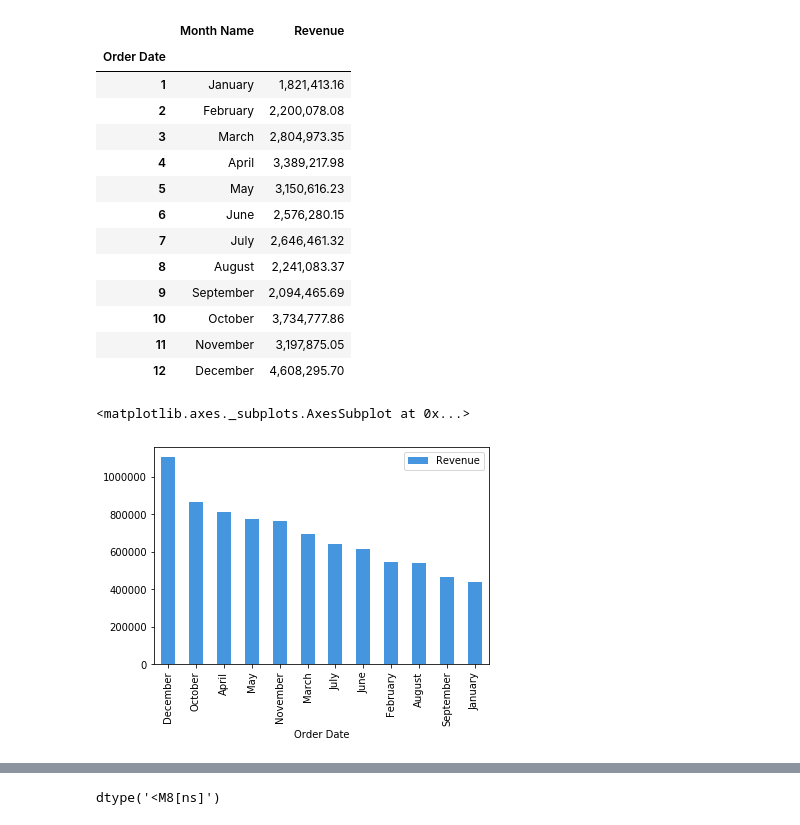
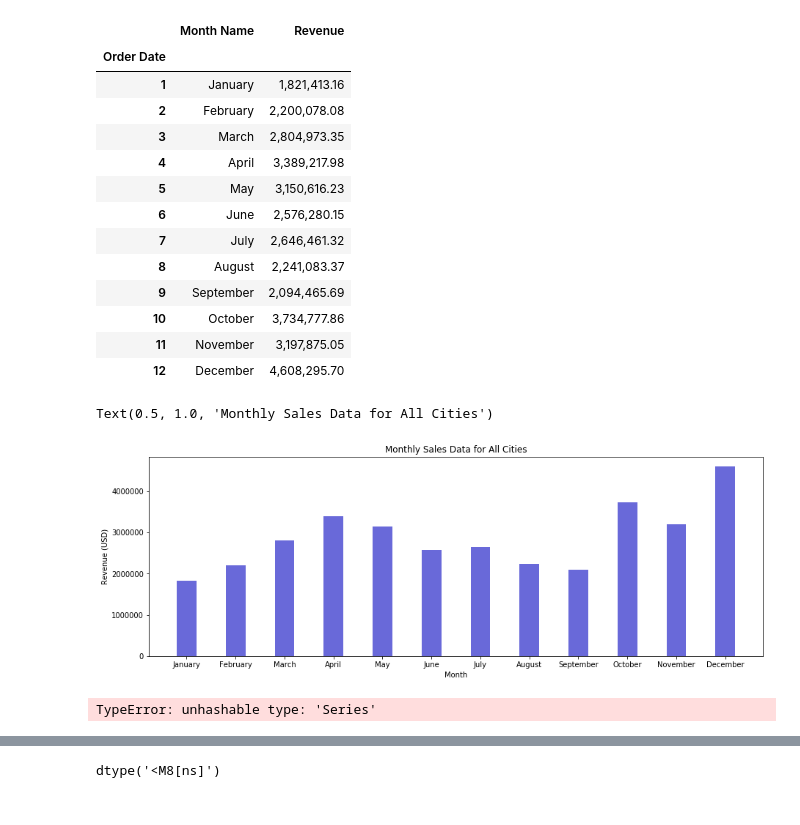
Before and after one commit to Saminyead/Location-wise-Sales-Data-from-Non-uniform-Address-Formats, a Jupyter notebook: Comparing_to_public_dataset_only_relevant.ipynb, the cells around one changed output, grey strips where cells are left out. Cells and saved outputs as stored; diff of their text form; code cells hidden in the pictures.

Commit message:
Monthly Sales Data rearranged

```diff
--- a/Comparing_to_public_dataset_only_relevant.ipynb
+++ b/Comparing_to_public_dataset_only_relevant.ipynb
@@ -455,8 +455,10 @@ plt.title("City-wise Sale Data")
 Text(0.5, 1.0, 'City-wise Sale Data')
 [figure]
 # %%
+#defining a list of month numbers from the 'Order Date' by separating the month number from the datetime
+month_number = all_months_sales['Order Date'].dt.month
 #revenue by month, index shows only month number
-all_sales_revenue_month = all_months_sales.groupby(all_months_sales['Order Date'].dt.month).sum()['Revenue']
+all_sales_revenue_month = all_months_sales.groupby(month_number).sum()['Revenue']
 #for some reason this makes all_sales_revenue_month a Pandas Series instead of a Pandas Dataframe. Thus, converting to a dataframe
 all_sales_revenue_month = pd.DataFrame(all_sales_revenue_month)
 # #adding a month name column separately in the first [0] position, note this merely copies the index and thus month name is still integer
@@ -479,14 +481,28 @@ all_sales_revenue_month
 | 10 | October | 3,734,777.86 |
 | 11 | November | 3,197,875.05 |
 | 12 | December | 4,608,295.70 |
+# %%
+all_monthly_sale_fig = plt.figure(figsize=(15,5))
+# creating the bar plot
+plt.bar(all_sales_revenue_month['Month Name'], all_sales_revenue_month['Revenue'], color ='#6969D9',width = 0.4)
+plt.xlabel("Month")
+plt.ylabel("Revenue (USD)")
+plt.title("Monthly Sales Data for All Cities")
+# %% [output]
+Text(0.5, 1.0, 'Monthly Sales Data for All Cities')
+[figure, added]
 # %%
-#dataframe for city-wise monthly sale
-all_months_sales_groupby_city = sales_data_cities_zip.groupby(['City',all_months_sales['Order Date'].dt.month_name()]).sum()[['Revenue']]
+#pandas series for city-wise monthly sale
+all_months_sales_groupby_city = sales_data_cities_zip.groupby('City',month_number).sum()['Revenue']
+#converting series to dataframe
+all_months_sales_groupby_city = pd.DataFrame(all_months_sales_groupby_city)
 #visualizing only the San Francisco sales, the city with the highest revenue, by month
-san_francisco_sale_by_month = all_months_sales_groupby_city.loc['San Francisco CA'].sort_values(by='Revenue',ascending=False)
+san_francisco_sale_by_month = all_months_sales_groupby_city.loc['San Francisco CA']
+#inserting a month_name column to the San Francisco dataaframe
+san_francisco_sale_by_month.insert(0,'Month Name',san_francisco_sale_by_month.index)
+san_francisco_sale_by_month['Month Name'] = pd.to_datetime(san_francisco_sale_by_month['Month Name'], format='%m').dt.month_name()
 # pd.to_datetime(san_francisco_sale_by_month.index,format='%m')
 # san_francisco_sale_by_month
 san_francisco_sale_by_month.plot(kind='bar',color='#4595DF')
 # %% [output]
-<matplotlib.axes._subplots.AxesSubplot at 0x...>
+TypeError: unhashable type: 'Series'
-[figure, removed]
```
Also changed, not shown: parts of 1 cell of this notebook.
